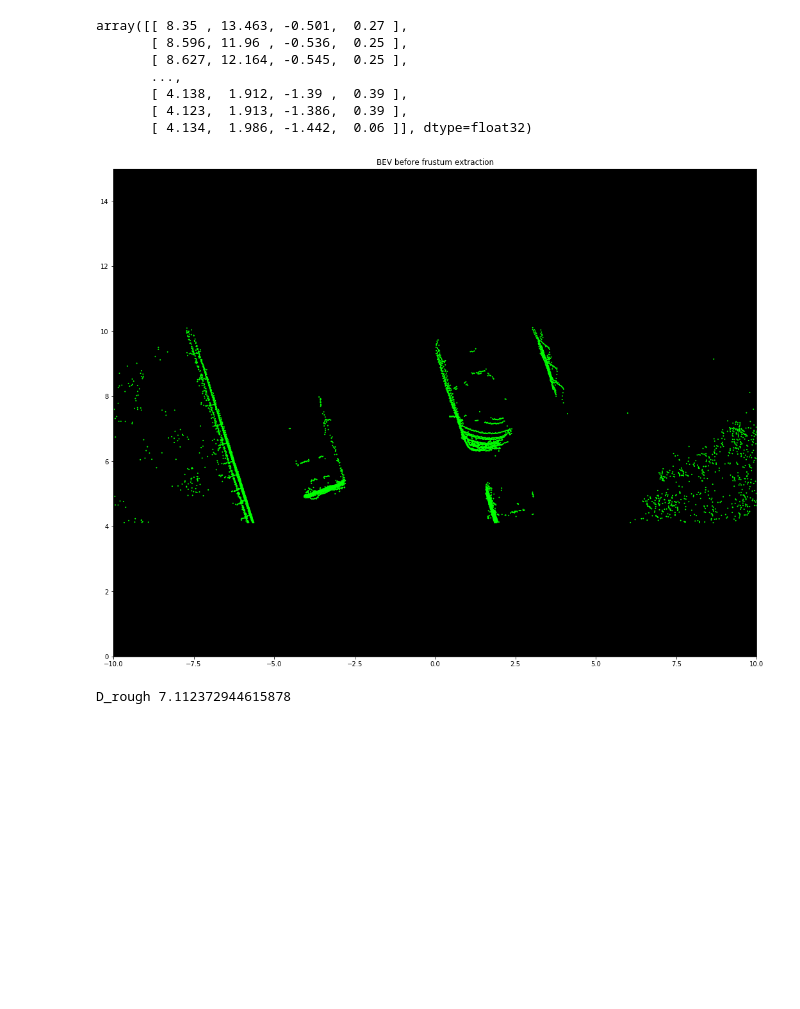
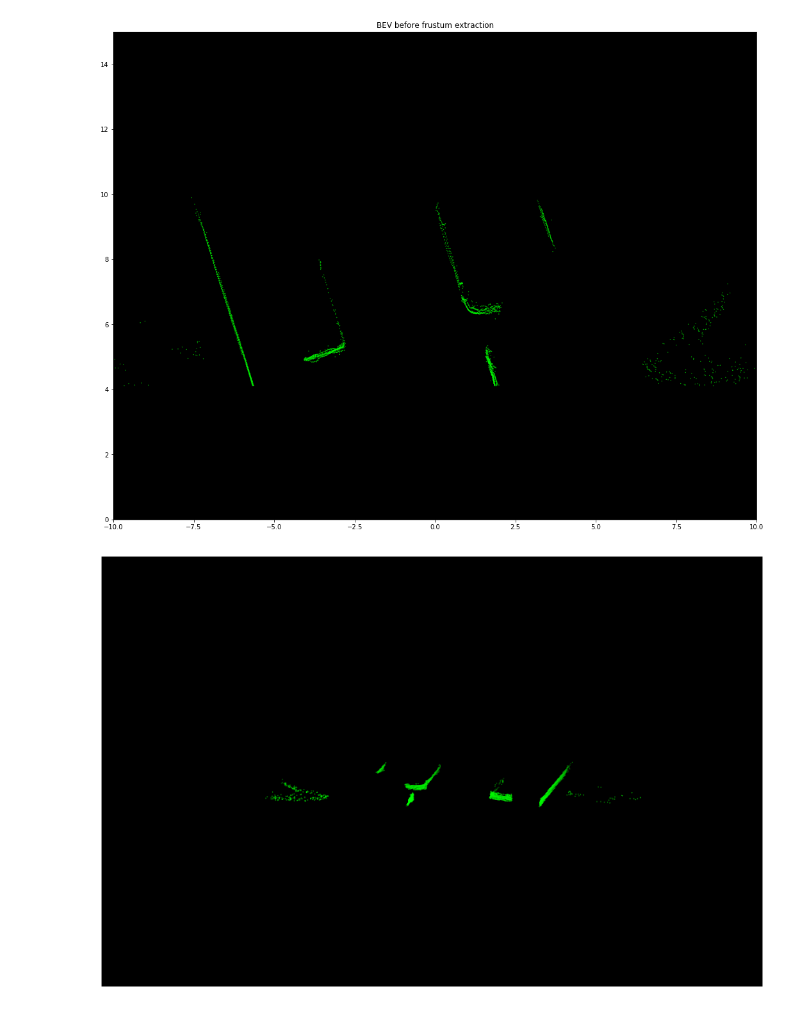
Before and after one commit to jingtianyilong/PyTorch-YOLOv3, a Jupyter notebook: Visulize BEV.ipynb, the cells around one changed output. Saved outputs shown, nothing was run; the diff lists cells and outputs as text; code cells hidden in the pictures; blank space fills up the shorter version.

```diff
--- a/Visulize BEV.ipynb
+++ b/Visulize BEV.ipynb
@@ -189,13 +189,3 @@ for detection in detections_with_distance:
         # filter out point are not in frustum area
 #         frustum_point_cloud = point_cloud[row_mask, :]
 #         frustum_point_cloud_xyz_camera = point_cloud_xyz_camera[row_mask, :]
-# %%
-point_cloud
-# %% [output]
-array([[ 8.35 , 13.463, -0.501,  0.27 ],
-       [ 8.596, 11.96 , -0.536,  0.25 ],
-       [ 8.627, 12.164, -0.545,  0.25 ],
-       ...,
-       [ 4.138,  1.912, -1.39 ,  0.39 ],
-       [ 4.123,  1.913, -1.386,  0.39 ],
-       [ 4.134,  1.986, -1.442,  0.06 ]], dtype=float32)
@@ -202,10 +194,12 @@ array([[ 8.35 , 13.463, -0.501,  0.27 ],
 # %%
 point_cloud_mask = point_cloud[row_mask,:]
-# %%
-drawBEV(point_cloud,(0,1,0))
-print('D_rough',D_rough)
-# %% [output]
-[figure, removed]
-D_rough 7.112372944615878
+# %%
+drawBEV(point_cloud,(0,1,0))
+plt.savefig('03_BEV_filter.png',dpi=300)
+draw3D(point_cloud)
+plt.savefig('04_3D_filter.png',dpi=300)
+# %% [output]
+[figure, added]
+[figure, added]
 # %%
 drawBEV(point_cloud_mask,(0,1,0))
```
Also changed, not shown: parts of 11 cells of this notebook, 9 other files.
